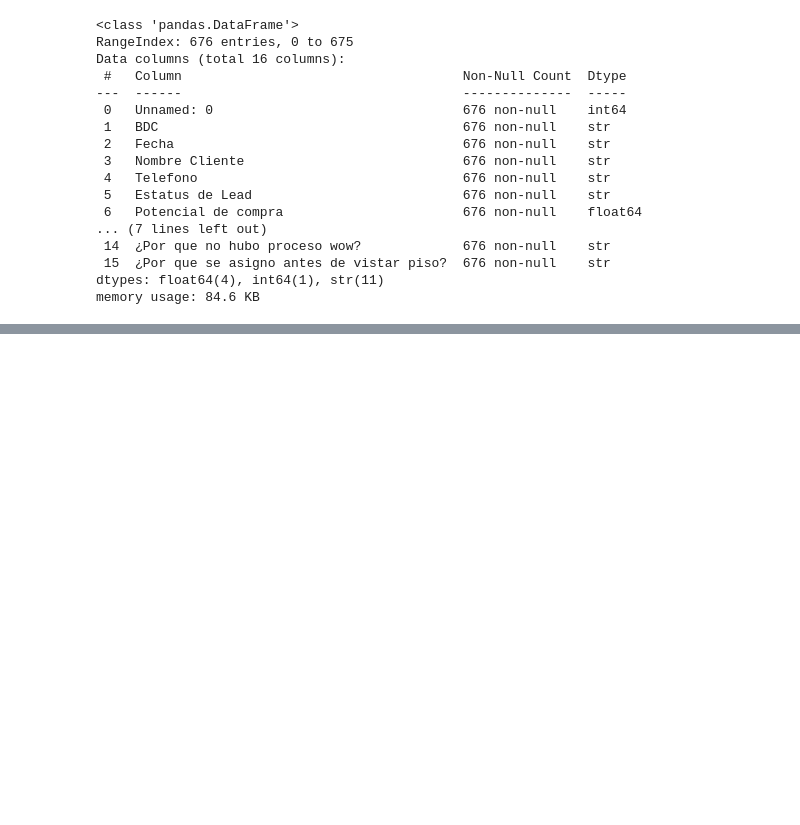
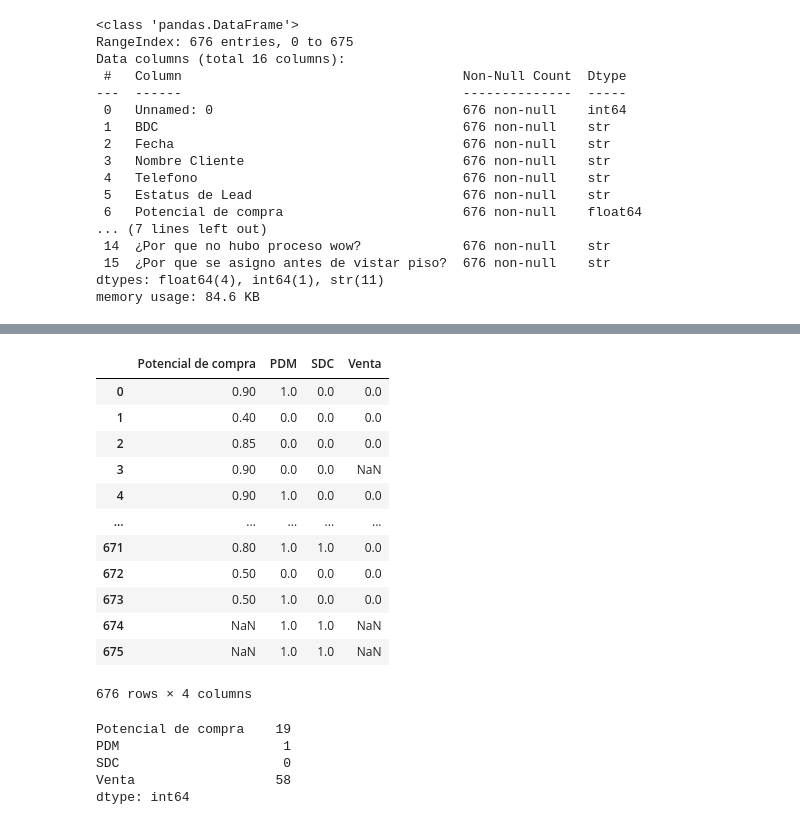
Before and after one commit to A01277782/Valores_At-picos, a Jupyter notebook: Actividad 3.1/Actividad 3.1.ipynb, the cells around one changed output, grey strips where cells are left out. Drawn from its saved outputs; the diff is of its cells as text; code cells hidden in the pictures; blank space fills up the shorter version.

```diff
--- a/Actividad 3.1/Actividad 3.1.ipynb
+++ b/Actividad 3.1/Actividad 3.1.ipynb
@@ -66,0 +78,6 @@ plt.show() #dibujamos el diagrama
+# %%
+y=cuantitativas
+Limite_Superior= y.mean() + 3*y.std()
+Limite_Inferior= y.mean() - 3*y.std()
+print("Limite superior permitido", Limite_Superior)
+print("Limite inferior permitido", Limite_Inferior)
@@ -66,0 +95,27 @@ plt.show() #dibujamos el diagrama
+# %%
+#Obtenemos datos y los outliers se convierten en nulos en el DataFrame
+df1= cuantitativas[(y<=Limite_Superior)&(y>=Limite_Inferior)]
+df1
+# %% [output]
+|  | Potencial de compra | PDM | SDC | Venta |
+| 0 | 0.90 | 1.0 | 0.0 | 0.0 |
+| 1 | 0.40 | 0.0 | 0.0 | 0.0 |
+| 2 | 0.85 | 0.0 | 0.0 | 0.0 |
+| 3 | 0.90 | 0.0 | 0.0 | NaN |
+| 4 | 0.90 | 1.0 | 0.0 | 0.0 |
+| ... | ... | ... | ... | ... |
+| 671 | 0.80 | 1.0 | 1.0 | 0.0 |
+| 672 | 0.50 | 0.0 | 0.0 | 0.0 |
+| 673 | 0.50 | 1.0 | 0.0 | 0.0 |
+| 674 | NaN | 1.0 | 1.0 | NaN |
+| 675 | NaN | 1.0 | 1.0 | NaN |
+676 rows × 4 columns
+# %%
+valores_nulos=df1.isnull().sum()
+valores_nulos
+# %% [output]
+Potencial de compra    19
+PDM                     1
+SDC                     0
+Venta                  58
+dtype: int64
```
Also changed, not shown: parts of 16 cells of this notebook, 3 other files.
